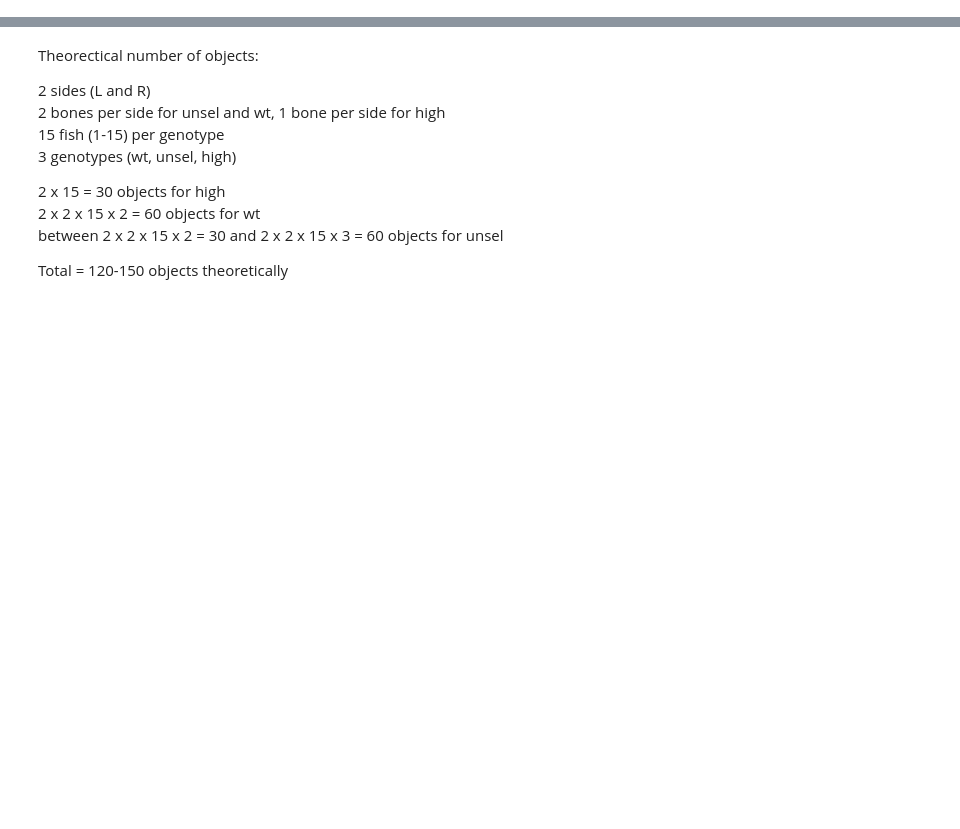
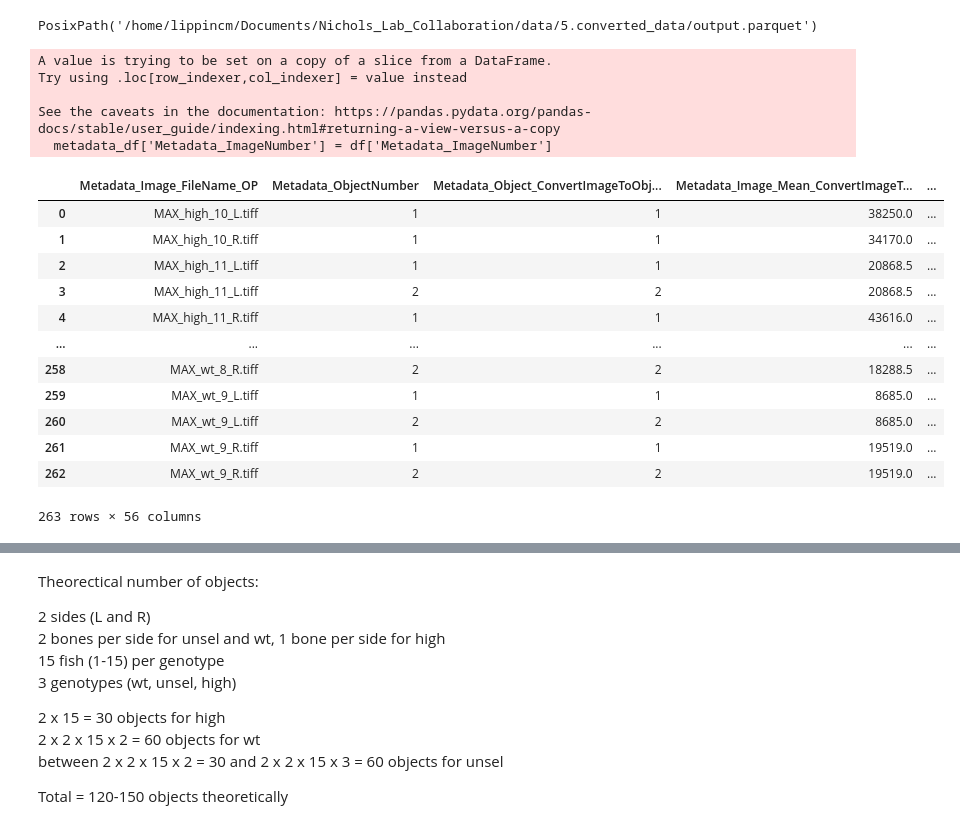
Before and after one commit to MikeLippincott/Nichols_Lab_Collaboration, a Jupyter notebook: 5.process_features/notebooks/0.process_objects.ipynb, the cells around one changed output, grey strips where cells are left out. Saved outputs shown, nothing was run; the diff lists cells and outputs as text; code cells hidden in the pictures; blank space fills up the shorter version.

```diff
--- a/5.process_features/notebooks/0.process_objects.ipynb
+++ b/5.process_features/notebooks/0.process_objects.ipynb
@@ -50,0 +24,19 @@ conn.close()
+# %%
+convert(
+    source_path=source_path,
+    dest_path=dest_path,
+    dest_datatype=dest_datatype,
+    metadata=["image"],
+    compartments=["object"],
+    identifying_columns=["ImageNumber"],
+    joins="""
+        SELECT
+            *
+        FROM
+            read_parquet('per_image.parquet') as per_image
+        INNER JOIN read_parquet('per_object.parquet') AS per_object ON
+            per_object.Metadata_ImageNumber = per_image.Metadata_ImageNumber
+        """,
+)
+# %% [output]
+PosixPath('/home/lippincm/Documents/Nichols_Lab_Collaboration/data/5.converted_data/output.parquet')
@@ -70,9 +73,32 @@ metadata_df = df[final_metadata_cols]
 metadata_df.head()
 # add "Metadata to the front of the column names"
 metadata_df.columns = ["Metadata_" + x for x in metadata_df.columns]
+metadata_df["Metadata_ImageNumber"] = df["Metadata_ImageNumber"]
 metadata_df.head()
 
 df = df.drop(columns=final_metadata_cols)
+# %% [output]
+A value is trying to be set on a copy of a slice from a DataFrame.
+Try using .loc[row_indexer,col_indexer] = value instead
+
+See the caveats in the documentation: https://pandas.pydata.org/pandas-docs/stable/user_guide/indexing.html#returning-a-view-versus-a-copy
+  metadata_df['Metadata_ImageNumber'] = df['Metadata_ImageNumber']
+# %%
+metadata_df
+# %% [output]
+|  | Metadata_Image_FileName_OP | Metadata_ObjectNumber | Metadata_Object_ConvertImageToObj... | Metadata_Image_Mean_ConvertImageT... | ... |
+| 0 | MAX_high_10_L.tiff | 1 | 1 | 38250.0 | ... |
+| 1 | MAX_high_10_R.tiff | 1 | 1 | 34170.0 | ... |
+| 2 | MAX_high_11_L.tiff | 1 | 1 | 20868.5 | ... |
+| 3 | MAX_high_11_L.tiff | 2 | 2 | 20868.5 | ... |
+| 4 | MAX_high_11_R.tiff | 1 | 1 | 43616.0 | ... |
+| ... | ... | ... | ... | ... | ... |
+| 258 | MAX_wt_8_R.tiff | 2 | 2 | 18288.5 | ... |
+| 259 | MAX_wt_9_L.tiff | 1 | 1 | 8685.0 | ... |
+| 260 | MAX_wt_9_L.tiff | 2 | 2 | 8685.0 | ... |
+| 261 | MAX_wt_9_R.tiff | 1 | 1 | 19519.0 | ... |
+| 262 | MAX_wt_9_R.tiff | 2 | 2 | 19519.0 | ... |
+263 rows × 56 columns
 # %%
 # get the ConvertImageToObjects columns and remove the ConvertImageToObjects_ prefix
 convert_cols = [x for x in df.columns if "ConvertImageToObjects" in x]
```
Also changed, not shown: parts of 14 cells of this notebook, 18 other files.
